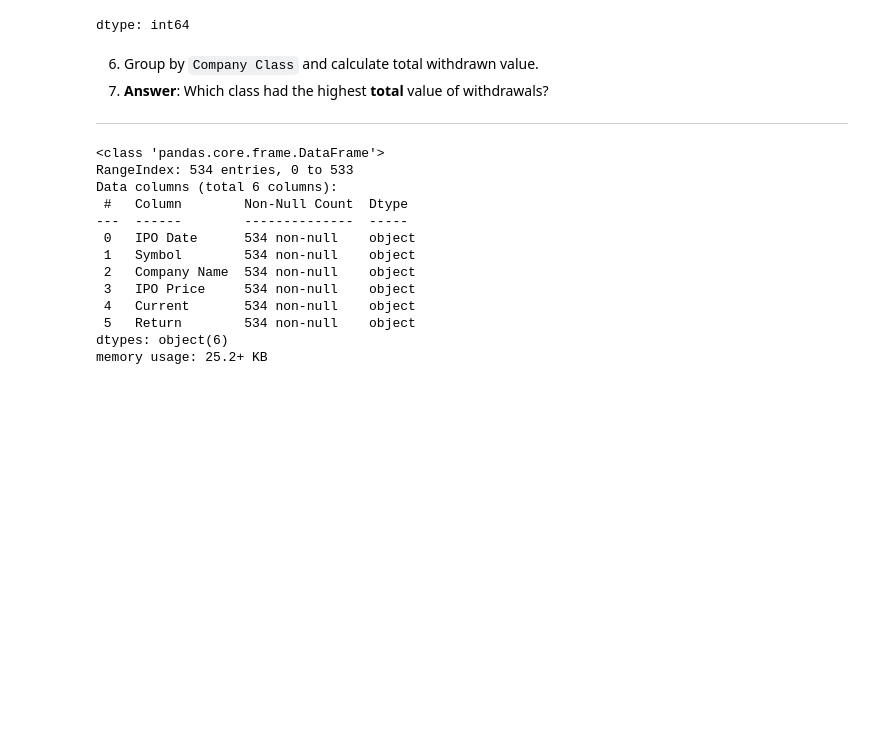
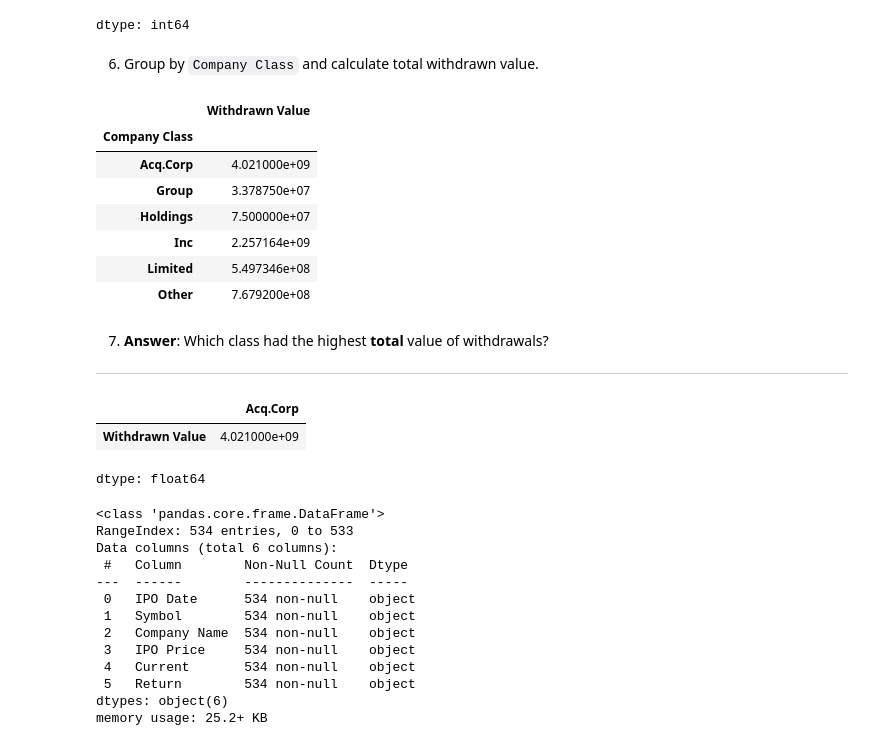
Before and after one commit to YannPhamVan/StockMarketsAnalyticsZoomcamp, a Jupyter notebook: 02-dataframe-analysis-homework.ipynb, the cells around one changed output. Cells and saved outputs as stored; diff of their text form; code cells hidden in the pictures; blank space fills up the shorter version.

```diff
--- a/02-dataframe-analysis-homework.ipynb
+++ b/02-dataframe-analysis-homework.ipynb
@@ -273,11 +273,30 @@ withdrawn_ipos.notna().sum()
 | Avg. Price | 73 |
 | Withdrawn Value | 71 |
 dtype: int64
+# %% [markdown]
+
+6. Group by `Company Class` and calculate total withdrawn value.
+# %%
+withdrawn_ipos.groupby('Company Class').agg({'Withdrawn Value': 'sum'})
+# %% [output]
+|  | Withdrawn Value |
+| Company Class |  |
+| Acq.Corp | 4.021000e+09 |
+| Group | 3.378750e+07 |
+| Holdings | 7.500000e+07 |
+| Inc | 2.257164e+09 |
+| Limited | 5.497346e+08 |
+| Other | 7.679200e+08 |
 # %% [markdown]
 
-6. Group by `Company Class` and calculate total withdrawn value.
 7. **Answer**: Which class had the highest **total** value of withdrawals?
 ---
+# %%
+withdrawn_ipos.groupby('Company Class').agg({'Withdrawn Value': 'sum'}).sort_values('Withdrawn Value', ascending=False).iloc[0]
+# %% [output]
+|  | Acq.Corp |
+| Withdrawn Value | 4.021000e+09 |
+dtype: float64
 # %%
 # Need to convert everything to a proper type (date, str, int, float, etc.)
 stacked_ipos_df.info()
```
